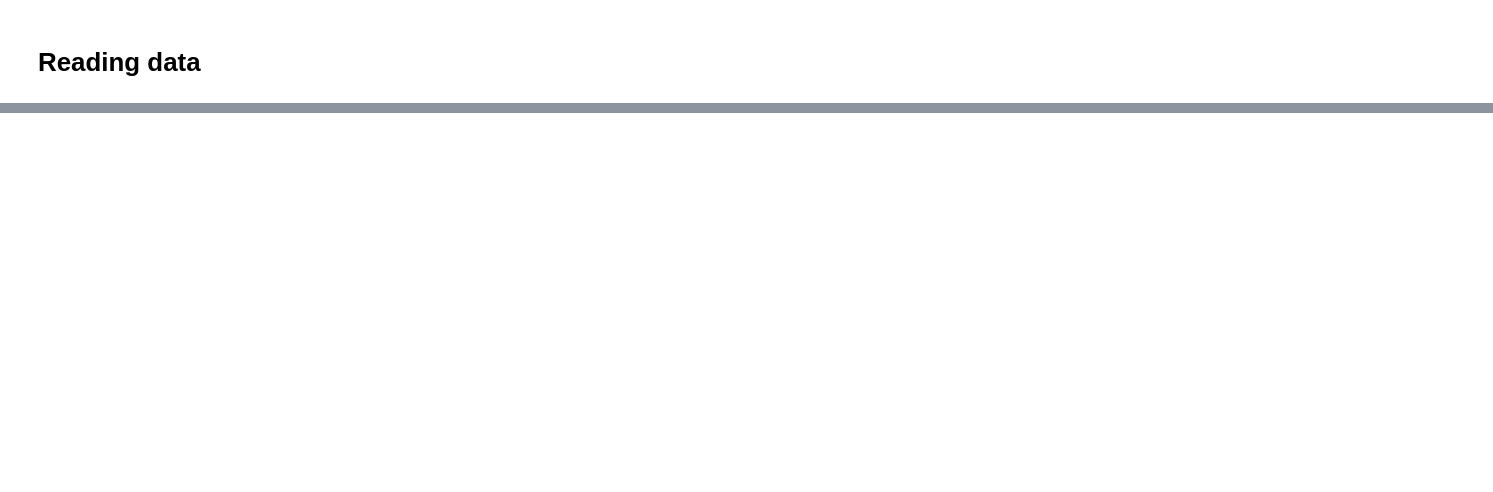
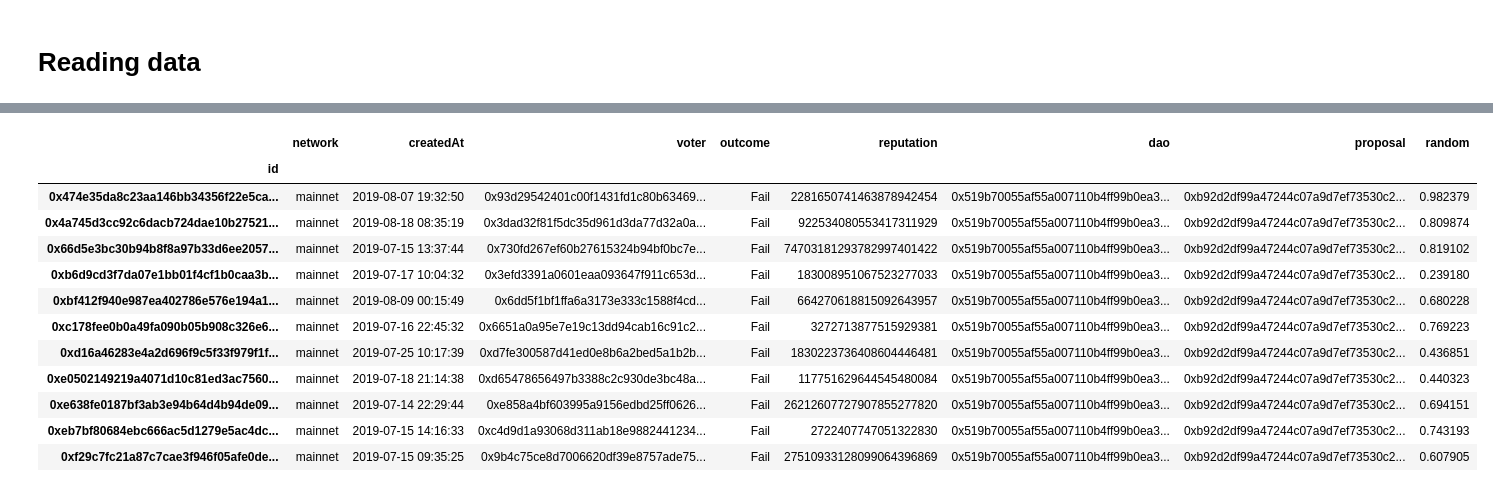
Before and after one commit to daviddavo/upm-tfm-notebooks, a Jupyter notebook: 01_mvp.ipynb, the cells around one changed output, grey strips where cells are left out. Drawn from its saved outputs; the diff is of its cells as text; code cells hidden in the pictures; blank space fills up the shorter version.

```diff
--- a/01_mvp.ipynb
+++ b/01_mvp.ipynb
@@ -33,0 +50,31 @@ def get_df(name):
+# %%
+dfd = get_df('daos')
+
+TESTING_DAO_NAMES = {'dxDAO', 'xDXdao'}
+TESTING_DAO_IDS = set(dfd[dfd['name'].isin(TESTING_DAO_NAMES)].index)
+MIN_VOTES = 6
+# %%
+def _print_dfv_summary(df):
+    print(f"Contamos con {len(df)} votos en {df['proposal'].nunique()} propuestas, por {df['voter'].nunique()} usuarios únicos")
+
+# dfp stands for dataframe proposals
+dfp = filter_df(get_df('proposals'))
+dfv = filter_df(get_df('votes'))
+dfh = filter_df(get_df('reputationHolders'))
+
+CAT_COLS = ['voter', 'dao', 'proposal']
+dfv[CAT_COLS] = dfv[CAT_COLS].astype('category')
+
+_print_dfv_summary(dfv)
+
+vpu = dfv.groupby('voter').size()
+def _aux_n_users(x):
+    print(f"Hay solo {sum(vpu >= x)} ({(vpu > x).mean()*100:.2f}%) usuarios con más de {x} votos")
+_aux_n_users(3)
+_aux_n_users(6)
+_aux_n_users(12)
+
+# Nos quedamos solo con los usuarios que tienen más de 3 votos
+dfv = dfv[dfv['voter'].isin(vpu[vpu >= MIN_VOTES].index)]
+
+dfv
@@ -37,7 +102,0 @@ dfp_nlp
-# %%
-# dfp stands for dataframe proposals
-dfp = get_df('proposals')
-dfv = get_df('votes')
-dfh = get_df('reputationHolders')
-dfd = get_df('daos')
-dfp
@@ -50,0 +751,16 @@ dfp
+# %%
+dfv[dfv['proposal'] == '0xb92d2df99a47244c07a9d7ef73530c273f1d65230dbff9e95873d82c0314534e']
+# %% [output]
+|  | network | createdAt | voter | outcome | reputation | dao | proposal | random |
+| id |  |  |  |  |  |  |  |  |
+| 0x474e35da8c23aa146bb34356f22e5ca... | mainnet | 2019-08-07 19:32:50 | 0x93d29542401c00f1431fd1c80b63469... | Fail | 2281650741463878942454 | 0x519b70055af55a007110b4ff99b0ea3... | 0xb92d2df99a47244c07a9d7ef73530c2... | 0.982379 |
+| 0x4a745d3cc92c6dacb724dae10b27521... | mainnet | 2019-08-18 08:35:19 | 0x3dad32f81f5dc35d961d3da77d32a0a... | Fail | 922534080553417311929 | 0x519b70055af55a007110b4ff99b0ea3... | 0xb92d2df99a47244c07a9d7ef73530c2... | 0.809874 |
+| 0x66d5e3bc30b94b8f8a97b33d6ee2057... | mainnet | 2019-07-15 13:37:44 | 0x730fd267ef60b27615324b94bf0bc7e... | Fail | 74703181293782997401422 | 0x519b70055af55a007110b4ff99b0ea3... | 0xb92d2df99a47244c07a9d7ef73530c2... | 0.819102 |
+| 0xb6d9cd3f7da07e1bb01f4cf1b0caa3b... | mainnet | 2019-07-17 10:04:32 | 0x3efd3391a0601eaa093647f911c653d... | Fail | 183008951067523277033 | 0x519b70055af55a007110b4ff99b0ea3... | 0xb92d2df99a47244c07a9d7ef73530c2... | 0.239180 |
+| 0xbf412f940e987ea402786e576e194a1... | mainnet | 2019-08-09 00:15:49 | 0x6dd5f1bf1ffa6a3173e333c1588f4cd... | Fail | 664270618815092643957 | 0x519b70055af55a007110b4ff99b0ea3... | 0xb92d2df99a47244c07a9d7ef73530c2... | 0.680228 |
+| 0xc178fee0b0a49fa090b05b908c326e6... | mainnet | 2019-07-16 22:45:32 | 0x6651a0a95e7e19c13dd94cab16c91c2... | Fail | 3272713877515929381 | 0x519b70055af55a007110b4ff99b0ea3... | 0xb92d2df99a47244c07a9d7ef73530c2... | 0.769223 |
+| 0xd16a46283e4a2d696f9c5f33f979f1f... | mainnet | 2019-07-25 10:17:39 | 0xd7fe300587d41ed0e8b6a2bed5a1b2b... | Fail | 1830223736408604446481 | 0x519b70055af55a007110b4ff99b0ea3... | 0xb92d2df99a47244c07a9d7ef73530c2... | 0.436851 |
+| 0xe0502149219a4071d10c81ed3ac7560... | mainnet | 2019-07-18 21:14:38 | 0xd65478656497b3388c2c930de3bc48a... | Fail | 117751629644545480084 | 0x519b70055af55a007110b4ff99b0ea3... | 0xb92d2df99a47244c07a9d7ef73530c2... | 0.440323 |
+| 0xe638fe0187bf3ab3e94b64d4b94de09... | mainnet | 2019-07-14 22:29:44 | 0xe858a4bf603995a9156edbd25ff0626... | Fail | 26212607727907855277820 | 0x519b70055af55a007110b4ff99b0ea3... | 0xb92d2df99a47244c07a9d7ef73530c2... | 0.694151 |
+| 0xeb7bf80684ebc666ac5d1279e5ac4dc... | mainnet | 2019-07-15 14:16:33 | 0xc4d9d1a93068d311ab18e9882441234... | Fail | 2722407747051322830 | 0x519b70055af55a007110b4ff99b0ea3... | 0xb92d2df99a47244c07a9d7ef73530c2... | 0.743193 |
+| 0xf29c7fc21a87c7cae3f946f05afe0de... | mainnet | 2019-07-15 09:35:25 | 0x9b4c75ce8d7006620df39e8757ade75... | Fail | 27510933128099064396869 | 0x519b70055af55a007110b4ff99b0ea3... | 0xb92d2df99a47244c07a9d7ef73530c2... | 0.607905 |
```
Also changed, not shown: parts of 26 cells of this notebook.
